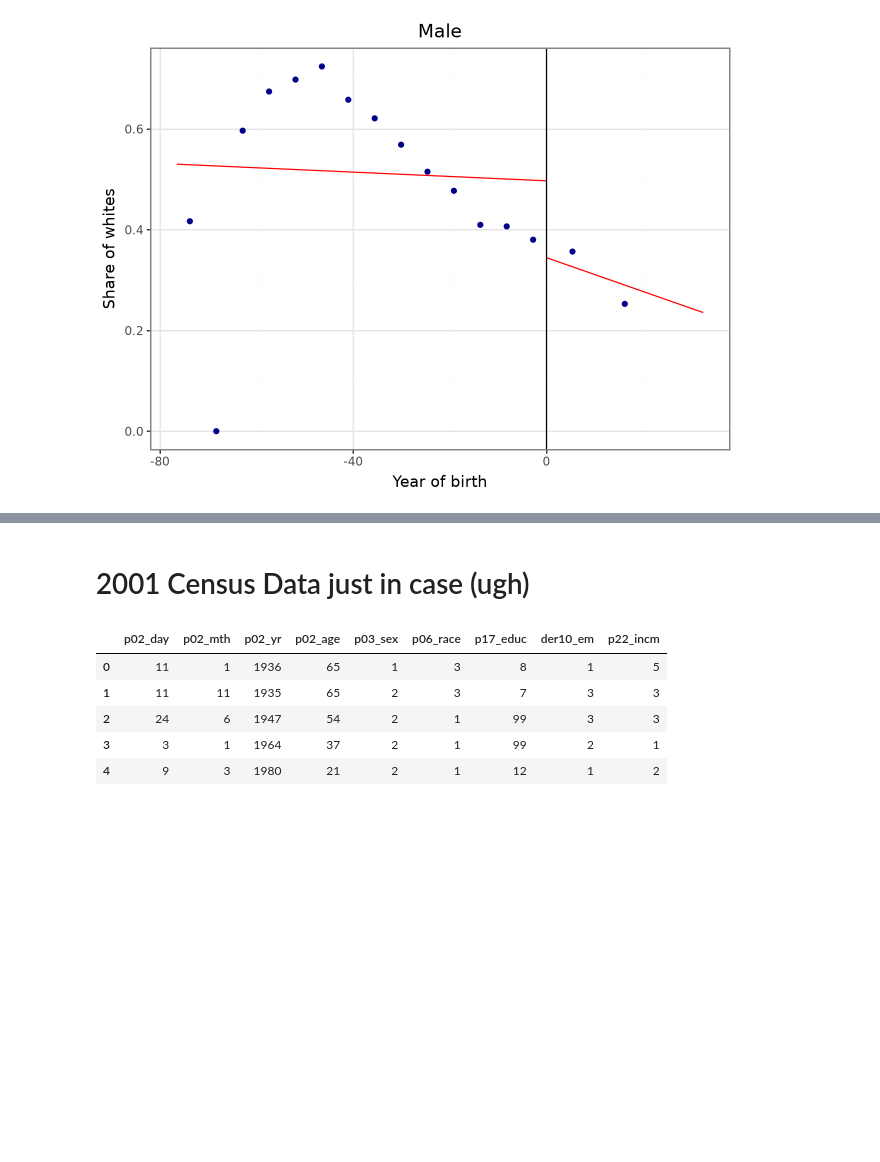
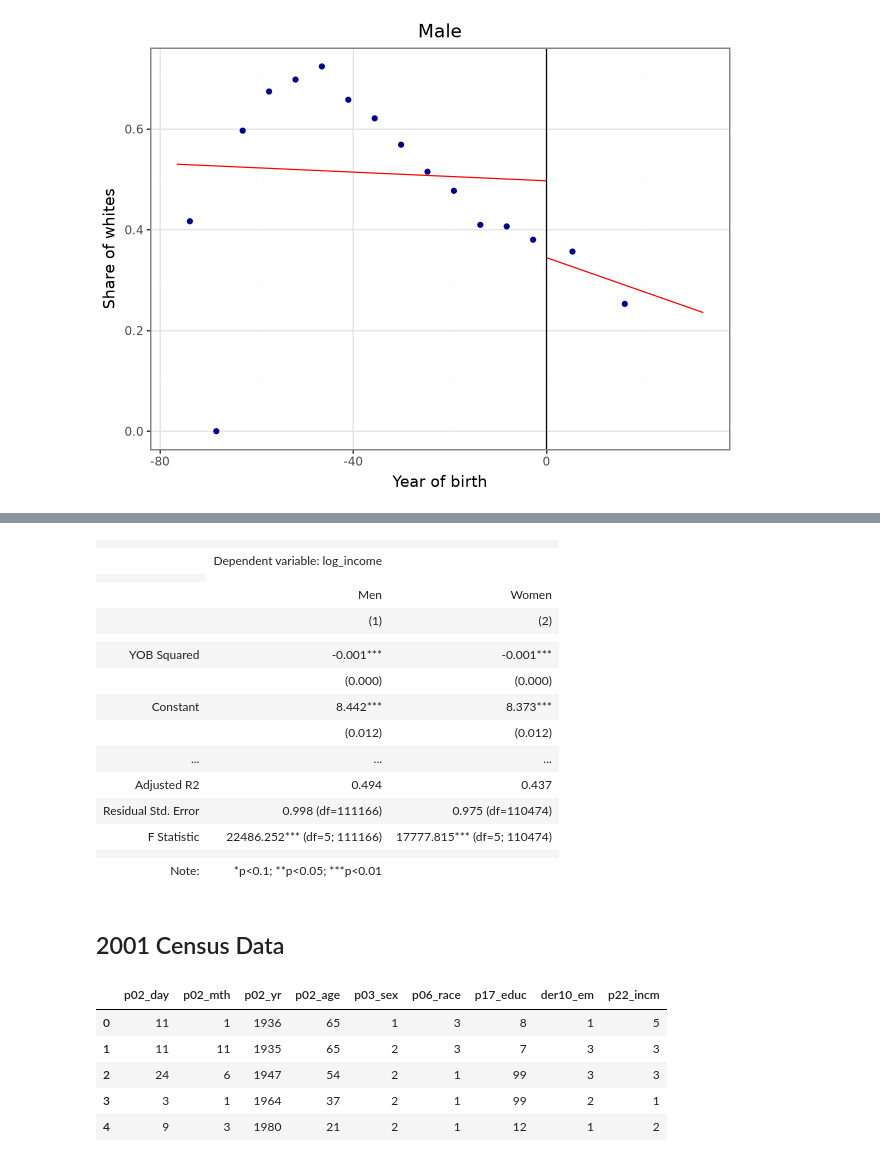
Before and after one commit to erinabruzzy/dsan5650_path1, a Jupyter notebook: apartheid.ipynb, the cells around one changed output, grey strips where cells are left out. Drawn from its saved outputs; the diff is of its cells as text; code cells hidden in the pictures; blank space fills up the shorter version.

```diff
--- a/apartheid.ipynb
+++ b/apartheid.ipynb
@@ -375,7 +385,7 @@ fig.save("images/rd_female_2011.png", dpi=300)
 print("\n\n=========================================")
 print("2011 MEN OLS")
 print("=========================================\n")
-model_men = smf.ols(formula, data=df_men).fit()
+model_men = smf.ols(formula, data=df_men).fit(cov_type='HC1')
 print(model_men.summary())
 # %% [output]
 =========================================
@@ -430,3 +436,20 @@ fig = rdplot_res.rdplot
 fig.save("images/rd_male_2011.png", dpi=300)
 # %% [output]
 [figure]
+# %%
+# comparison table
+
+stargazer = Stargazer([model_men, model_women])
+stargazer.custom_columns(['Men', 'Women'], [1, 1])
+stargazer.rename_covariates({
+    'is_white': 'White',
+    'is_employed': 'Employed',
+    'edu_years': 'Years of Education',
+    'yob_centered': 'YOB (Centered)',
+    'I(yob_centered ** 2)': 'YOB Squared',
+    'Intercept': 'Constant'
+})
+
+# Display in notebook
+stargazer
+# %% [output]
@@ -432,0 +461,16 @@ fig.save("images/rd_male_2011.png", dpi=300)
+|  |  |  |
+|  | Dependent variable: log_income |  |
+|  |
+|  | Men | Women |
+|  | (1) | (2) |
+|  |  |  |
+| YOB Squared | -0.001*** | -0.001*** |
+|  | (0.000) | (0.000) |
+| Constant | 8.442*** | 8.373*** |
+|  | (0.012) | (0.012) |
+| ... | ... | ... |
+| Adjusted R2 | 0.494 | 0.437 |
+| Residual Std. Error | 0.998 (df=111166) | 0.975 (df=110474) |
+| F Statistic | 22486.252*** (df=5; 111166) | 17777.815*** (df=5; 110474) |
+|  |  |  |
+| Note: | *p<0.1; **p<0.05; ***p<0.01 |  |
@@ -433,5 +490,5 @@ fig.save("images/rd_male_2011.png", dpi=300)
 # %% [markdown]
-# 2001 Census Data just in case (ugh)
+## 2001 Census Data
 # %%
 path = "data/SA Census 2001 Person_stata_pr1-5/SA Census 2001 Person_stata_pr1-5/SA Census 2001 Person_v1.1_20111024_pr1_5.dta"
 
```
Also changed, not shown: parts of 12 cells of this notebook, 4 other files.
